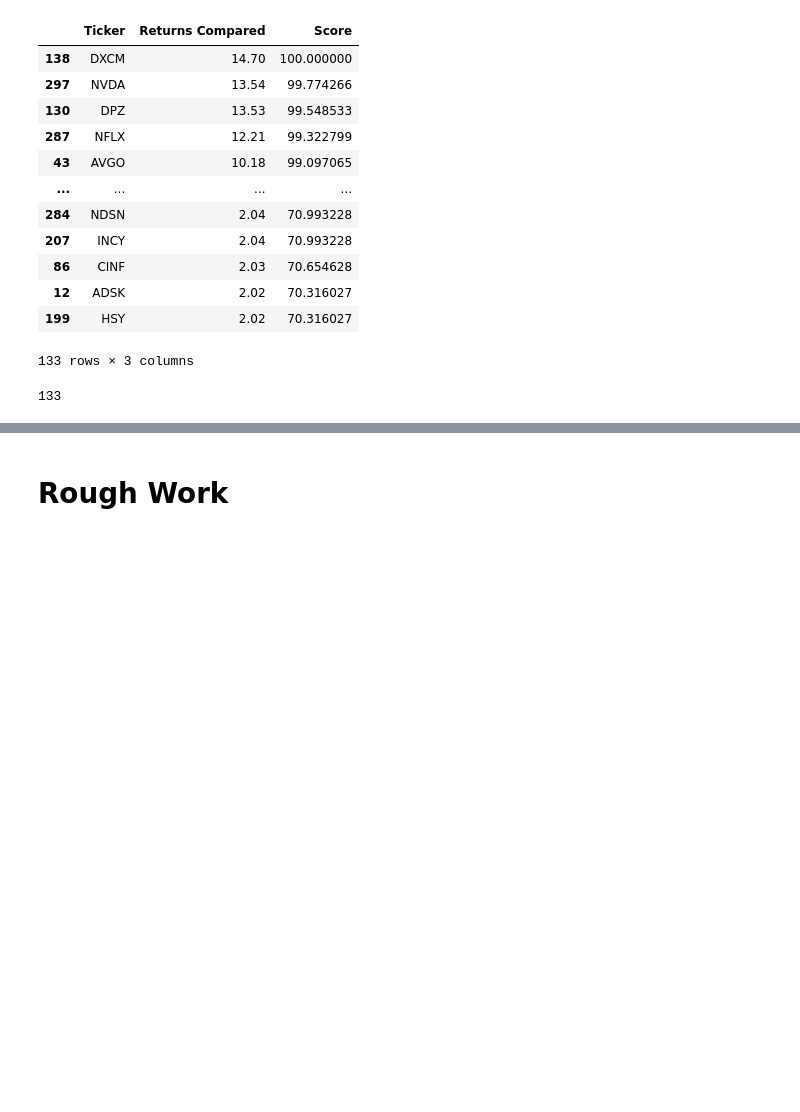
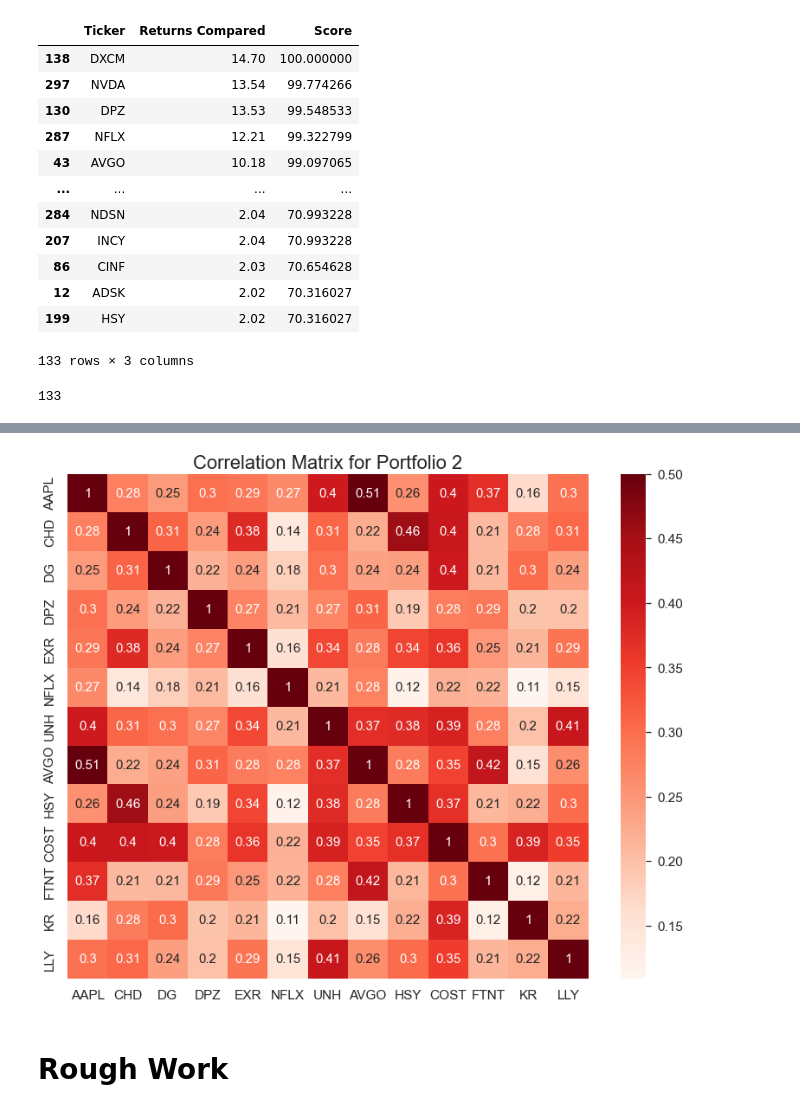
Before and after one commit to salmankhaliq22/Stock-Screener-using-Technical-Analysis-and-Efficient-Frontiers, a Jupyter notebook: 08-Analysis-Condition-2.ipynb, the cells around one changed output, grey strips where cells are left out. Saved outputs shown, nothing was run; the diff lists cells and outputs as text; code cells hidden in the pictures; blank space fills up the shorter version.

```diff
--- a/08-Analysis-Condition-2.ipynb
+++ b/08-Analysis-Condition-2.ipynb
@@ -213,0 +379,9 @@ final_df.to_csv('portfolio/portfolio2-PE-PEG.csv')
+# %%
+# show the daily simple returns
+final_portfolio = pd.DataFrame()
+final_portfolio_returns = pd.DataFrame()
+for ticker in stocks_to_invest:
+    df3 = pd.read_csv(f"stock_data/{ticker}.csv", index_col = [0], parse_dates = [0])
+    final_portfolio[ticker] = df3['Adj Close']
+    final_portfolio_returns[ticker] = df3['Adj Close'].pct_change().dropna()
+final_portfolio_returns
@@ -214,3 +403,16 @@ final_df.to_csv('portfolio/portfolio2-PE-PEG.csv')
+# %%
+# Making a heat map representing the correlation matrix
+title1 = "Correlation Matrix for Portfolio 2"
+
+plt.figure(figsize = (12, 10))
+sns.set(font_scale = 1.4)
+sns.heatmap(final_portfolio_returns.corr(), cmap = "Reds", annot = True, annot_kws = {"size": 15}, vmax = 0.5)
+plt.title(title1, fontsize = 22)
+plt.savefig('figures/final_portfolio_2_hm.png')
+plt.savefig('figures/final_portfolio_2_hm.pdf')
+plt.show()
+# %% [output]
+[figure, added]
 # %% [markdown]
 # Rough Work
 # %%
```
Also changed, not shown: parts of 23 cells of this notebook, 4 other files.
